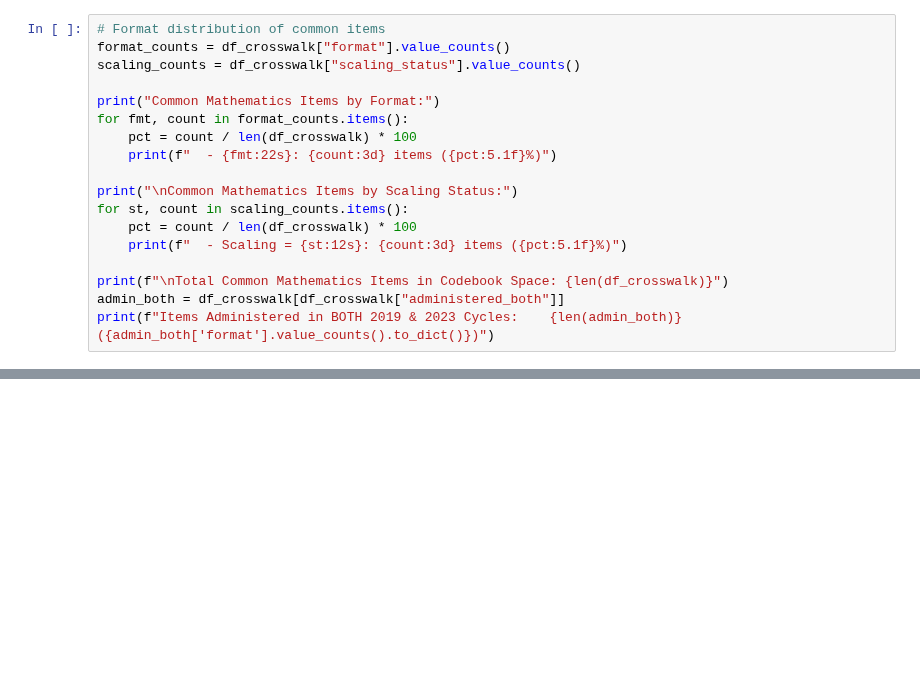
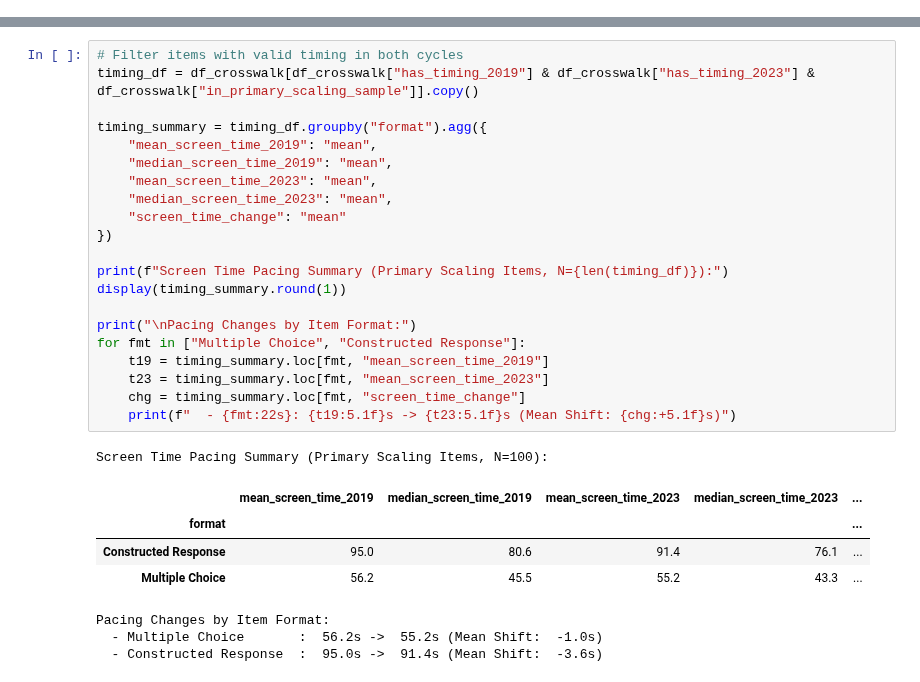
Before and after one commit to admiralorbiter/computational-sketchbook, a Jupyter notebook: 2026/2026-10-09-keyboarding-mode-effects/notebooks/05_timss_2023_item_crosswalk.ipynb, the cells around one changed output, grey strips where cells are left out. Saved outputs shown, nothing was run; the diff lists cells and outputs as text; blank space fills up the shorter version.

```diff
--- a/2026/2026-10-09-keyboarding-mode-effects/notebooks/05_timss_2023_item_crosswalk.ipynb
+++ b/2026/2026-10-09-keyboarding-mode-effects/notebooks/05_timss_2023_item_crosswalk.ipynb
@@ -104,18 +67,0 @@ The crosswalk identifies all mathematics items that appear in both `asausam7.sav
-# %%
-# Format distribution of common items
-format_counts = df_crosswalk["format"].value_counts()
-scaling_counts = df_crosswalk["scaling_status"].value_counts()
-
-print("Common Mathematics Items by Format:")
-for fmt, count in format_counts.items():
-    pct = count / len(df_crosswalk) * 100
-    print(f"  - {fmt:22s}: {count:3d} items ({pct:5.1f}%)")
-
-print("\nCommon Mathematics Items by Scaling Status:")
-for st, count in scaling_counts.items():
-    pct = count / len(df_crosswalk) * 100
-    print(f"  - Scaling = {st:12s}: {count:3d} items ({pct:5.1f}%)")
-
-print(f"\nTotal Common Mathematics Items in Codebook Space: {len(df_crosswalk)}")
-admin_both = df_crosswalk[df_crosswalk["administered_both"]]
-print(f"Items Administered in BOTH 2019 & 2023 Cycles:    {len(admin_both)} ({admin_both['format'].value_counts().to_dict()})")
@@ -257,0 +272,30 @@ With the sample accounting and item crosswalk verified, subsequent analysis will
+# %%
+# Filter items with valid timing in both cycles
+timing_df = df_crosswalk[df_crosswalk["has_timing_2019"] & df_crosswalk["has_timing_2023"] & df_crosswalk["in_primary_scaling_sample"]].copy()
+
+timing_summary = timing_df.groupby("format").agg({
+    "mean_screen_time_2019": "mean",
+    "median_screen_time_2019": "mean",
+    "mean_screen_time_2023": "mean",
+    "median_screen_time_2023": "mean",
+    "screen_time_change": "mean"
+})
+
+print(f"Screen Time Pacing Summary (Primary Scaling Items, N={len(timing_df)}):")
+display(timing_summary.round(1))
+
+print("\nPacing Changes by Item Format:")
+for fmt in ["Multiple Choice", "Constructed Response"]:
+    t19 = timing_summary.loc[fmt, "mean_screen_time_2019"]
+    t23 = timing_summary.loc[fmt, "mean_screen_time_2023"]
+    chg = timing_summary.loc[fmt, "screen_time_change"]
+    print(f"  - {fmt:22s}: {t19:5.1f}s -> {t23:5.1f}s (Mean Shift: {chg:+5.1f}s)")
+# %% [output]
+Screen Time Pacing Summary (Primary Scaling Items, N=100):
+|  | mean_screen_time_2019 | median_screen_time_2019 | mean_screen_time_2023 | median_screen_time_2023 | ... |
+| format |  |  |  |  | ... |
+| Constructed Response | 95.0 | 80.6 | 91.4 | 76.1 | ... |
+| Multiple Choice | 56.2 | 45.5 | 55.2 | 43.3 | ... |
+Pacing Changes by Item Format:
+  - Multiple Choice       :  56.2s ->  55.2s (Mean Shift:  -1.0s)
+  - Constructed Response  :  95.0s ->  91.4s (Mean Shift:  -3.6s)
```
Also changed, not shown: parts of 30 cells of this notebook, 8 other files.
